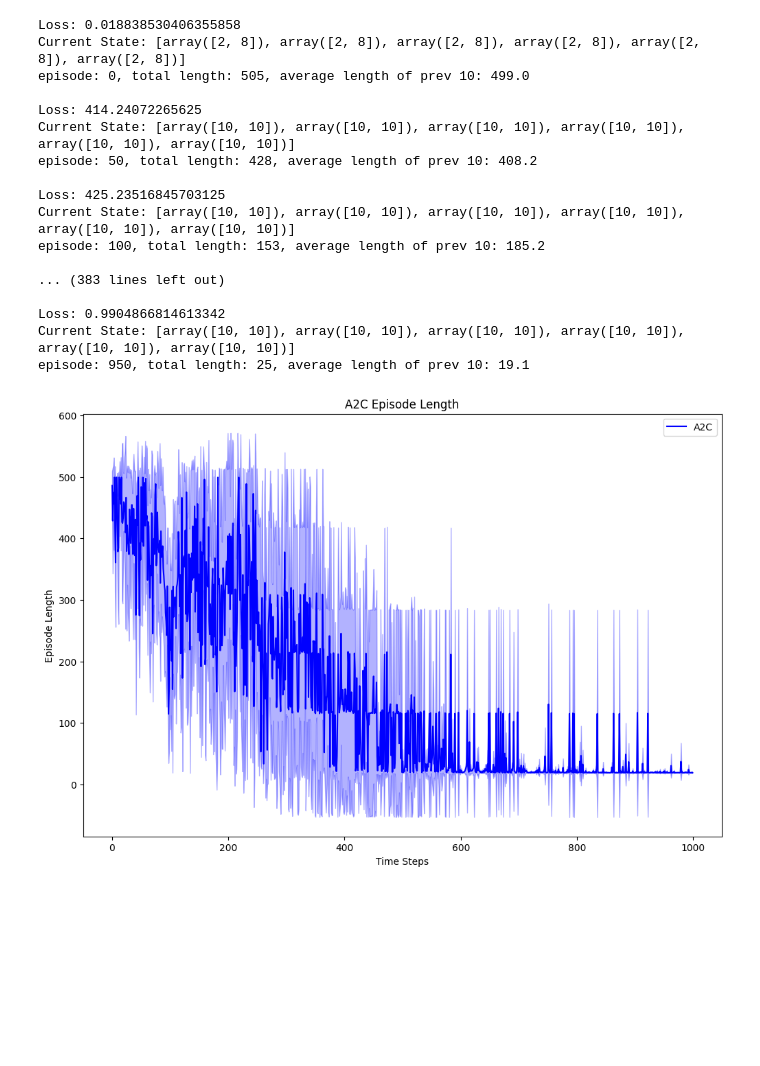
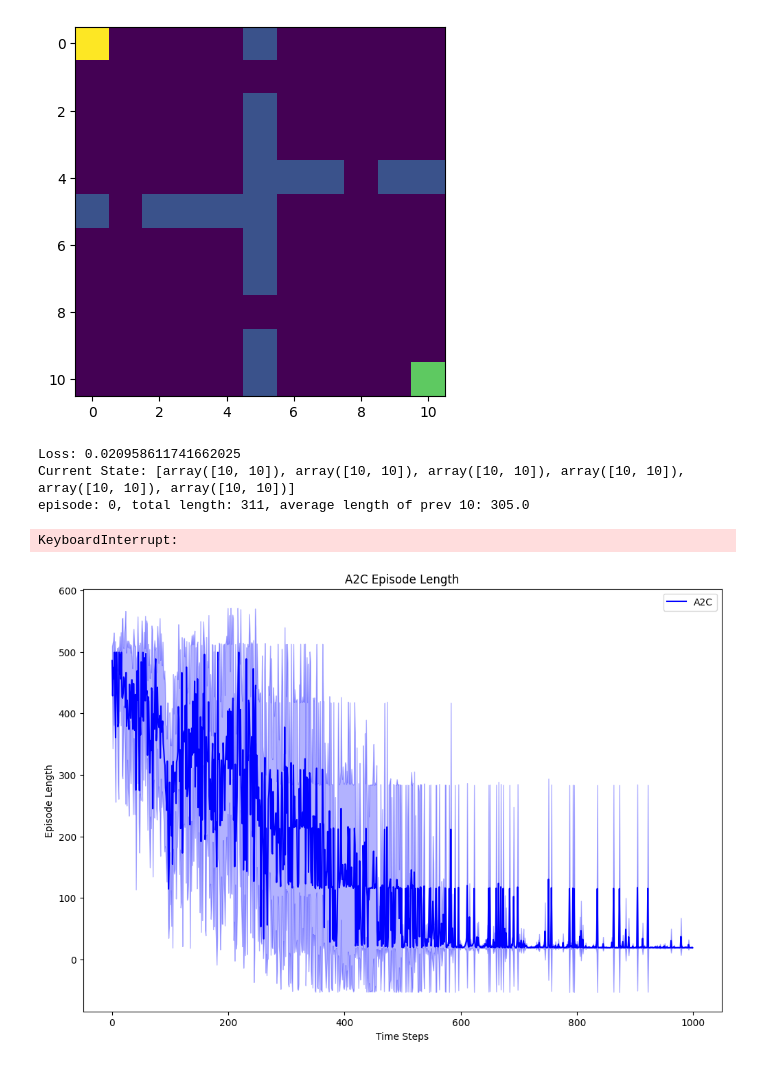
Before and after one commit to atharvaw1/Option_vs_actor_critic, a Jupyter notebook: actor-critic/SingleAgent.ipynb, the cells around one changed output. Saved outputs shown, nothing was run; the diff lists cells and outputs as text; code cells hidden in the pictures; blank space fills up the shorter version.

Commit message:
Single agent updates and various results

```diff
--- a/actor-critic/SingleAgent.ipynb
+++ b/actor-critic/SingleAgent.ipynb
@@ -173,12 +173,25 @@ controls={
     3: (0, 1),  # 'UP'
 }
 
-timeout = 500
+timeout = 1000
 four_rooms_env_no_jitter = FourRoomsController(FourRooms(rooms, timeout=timeout), controls=controls)
 
 four_rooms_env_jitter = FourRoomsRandomJitter(
     FourRoomsController(FourRooms(rooms, timeout=timeout), controls=controls), p=0.8
 )
+# %%
+# display four rooms env
+def display_four_rooms_env(env):
+    grid = env.grid.copy()
+    grid[env.start_state] = 2
+    grid[env.goal_state] = 3
+    grid[env.agent_state] = 4
+    plt.imshow(grid)
+    plt.show()
+
+display_four_rooms_env(four_rooms_env_no_jitter)
+# %% [output]
+[figure, added]
 # %%
 class ActorCriticSingleAgent(nn.Module):
     """
@@ -686,7 +699,7 @@ learning_rate = 3e-4
 
 # Constants
 gamma = 0.99
-num_steps = 1
+num_steps = 5
 max_episodes = 1000
 state_height = 11
 
@@ -710,23 +723,10 @@ for i in range(5):
 
     many_run_rewards.append(episode_rewards)
 # %% [output]
-Loss: 0.018838530406355858
-Current State: [array([2, 8]), array([2, 8]), array([2, 8]), array([2, 8]), array([2, 8]), array([2, 8])]
-episode: 0, total length: 505, average length of prev 10: 499.0
-
-Loss: 414.24072265625
+Loss: 0.020958611741662025
 Current State: [array([10, 10]), array([10, 10]), array([10, 10]), array([10, 10]), array([10, 10]), array([10, 10])]
-episode: 50, total length: 428, average length of prev 10: 408.2
-
-Loss: 425.23516845703125
-Current State: [array([10, 10]), array([10, 10]), array([10, 10]), array([10, 10]), array([10, 10]), array([10, 10])]
-episode: 100, total length: 153, average length of prev 10: 185.2
-
-... (383 lines left out)
-
-Loss: 0.9904866814613342
-Current State: [array([10, 10]), array([10, 10]), array([10, 10]), array([10, 10]), array([10, 10]), array([10, 10])]
-episode: 950, total length: 25, average length of prev 10: 19.1
+episode: 0, total length: 311, average length of prev 10: 305.0
+KeyboardInterrupt:
 # %%
 def remove_ragged_edges(array):
     """
```
Also changed, not shown: parts of 4 cells of this notebook.
